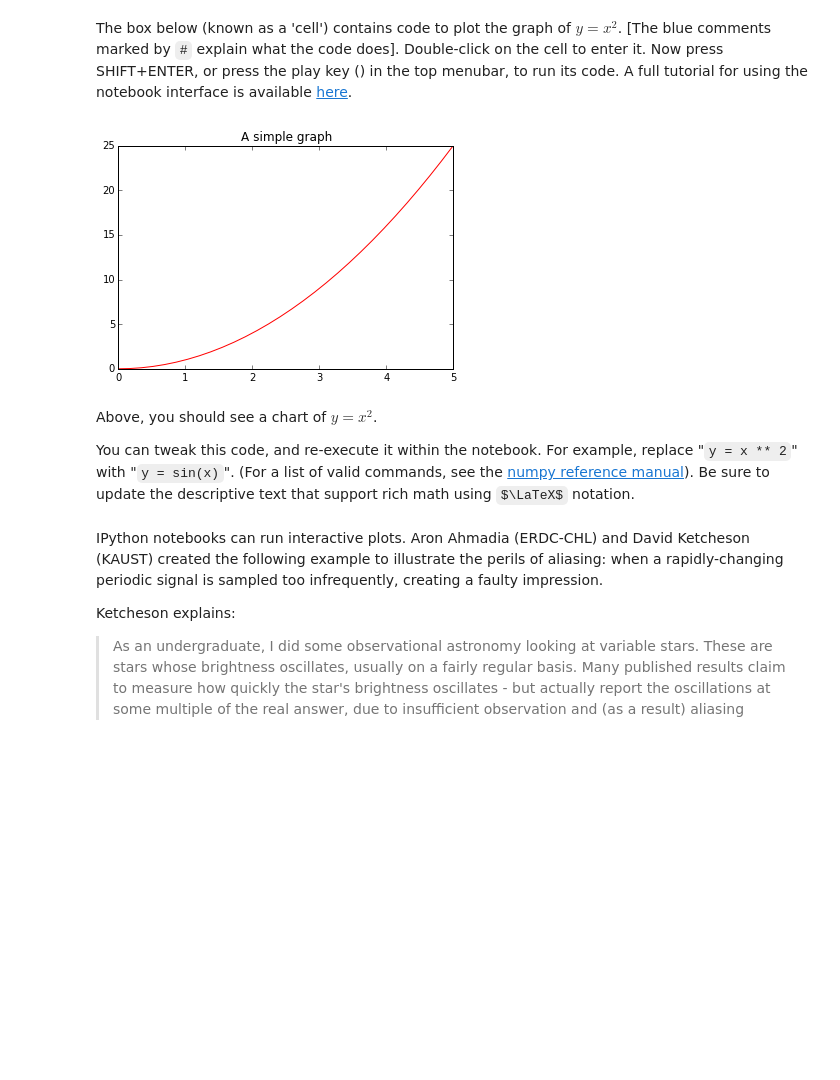
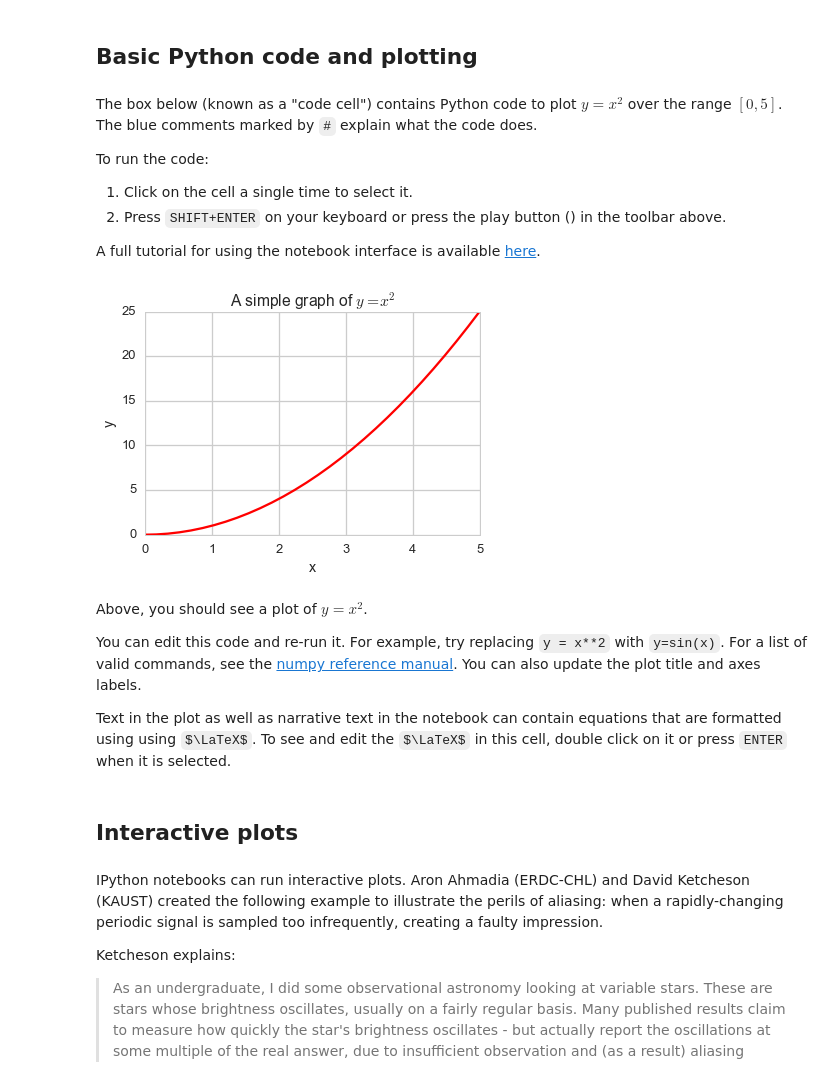
Before and after one commit to jupyter/nature-demo, a Jupyter notebook: Nature.ipynb, the cells around one changed output. Saved outputs shown, nothing was run; the diff lists cells and outputs as text; code cells hidden in the pictures; some formulas as TeX source; blank space fills up the shorter version.

```diff
--- a/Nature.ipynb
+++ b/Nature.ipynb
@@ -7,31 +10,41 @@ Welcome! You have just launched a live example of an IPython Notebook, an intera
+# %% [markdown]
+## Basic Python code and plotting
 # %% [markdown]
-The box below (known as a 'cell') contains code to plot the graph of $y=x^2$.
-[The blue comments marked by `#` explain what the code does].
-Double-click on the cell to enter it. Now press SHIFT+ENTER,
-or press the play key (<button class='fa fa-play icon-play btn btn-xs btn-default'></button>)
-in the top menubar, to run its code. A full tutorial for using the notebook interface is available [here](http://nbviewer.ipython.org/github/ipython/ipython/blob/2.x/examples/Notebook/Index.ipynb).
+The box below (known as a "code cell") contains Python code to plot $y=x^2$ over the range $[0,5]$. The blue comments marked by `#` explain what the code does.
+
+To run the code:
+
+1. Click on the cell a single time to select it.
+2. Press `SHIFT+ENTER` on your keyboard or press the play button (<button class='fa fa-play icon-play btn btn-xs btn-default'></button>) in the toolbar above.
+
+A full tutorial for using the notebook interface is available [here](http://nbviewer.ipython.org/github/ipython/ipython/blob/2.x/examples/Notebook/Index.ipynb).
 # %%
-# imports a 2D/3D graphics plotting library called matplotlib
-# which can generate scientific figures, and instructs the notebook
-# to display those figures 'inline' (embedded within this page).
+# Import matplotlib and seaborn (plotting) and numpy (numerical arrays).
 import matplotlib.pyplot as plt
 %matplotlib inline
+from numpy import *
+import seaborn
+seaborn.set_style('whitegrid')
 
-# creates an array of 30 values for x equally spaced from 0 to 5.
-import numpy as np
-from numpy import *
+# Creates an array of 30 values for x equally spaced from 0 to 5.
+x = linspace(0, 5, 30)
+y = x**2
 
-x = np.linspace(0, 5, 30)
-y = x **2
-
+# Plot y versus x.
 plt.plot(x, y, 'r')
-plt.title('A simple graph');
+plt.xlabel('x')
+plt.ylabel('y')
+plt.title('A simple graph of $y=x^2$');
 # %% [output]
-[figure, old version]
+[figure, new version]
 # %% [markdown]
-Above, you should see a chart of $y=x^2$.
+Above, you should see a plot of $y=x^2$.
 
-You can tweak this code, and re-execute it within the notebook. For example, replace "`y = x ** 2`" with "`y = sin(x)`". (For a list of valid commands, see the [numpy reference manual](http://docs.scipy.org/doc/numpy/reference/routines.math.html)). Be sure to update the descriptive text that support rich math using $\LaTeX$ notation.
+You can edit this code and re-run it. For example, try replacing `y = x**2` with `y=sin(x)`. For a list of valid commands, see the [numpy reference manual](http://docs.scipy.org/doc/numpy/reference/routines.math.html). You can also update the plot title and axes labels.
+
+Text in the plot as well as narrative text in the notebook can contain equations that are formatted using using $\LaTeX$. To see and edit the $\LaTeX$ in this cell, double click on it or press `ENTER` when it is selected.
+# %% [markdown]
+## Interactive plots
 # %% [markdown]
 IPython notebooks can run interactive plots. Aron Ahmadia (ERDC-CHL) and David Ketcheson (KAUST) created the following example to illustrate the perils of aliasing: when a rapidly-changing periodic signal is sampled too infrequently, creating a faulty impression.
 
```
Also changed, not shown: parts of 7 cells of this notebook, 1 other file.
